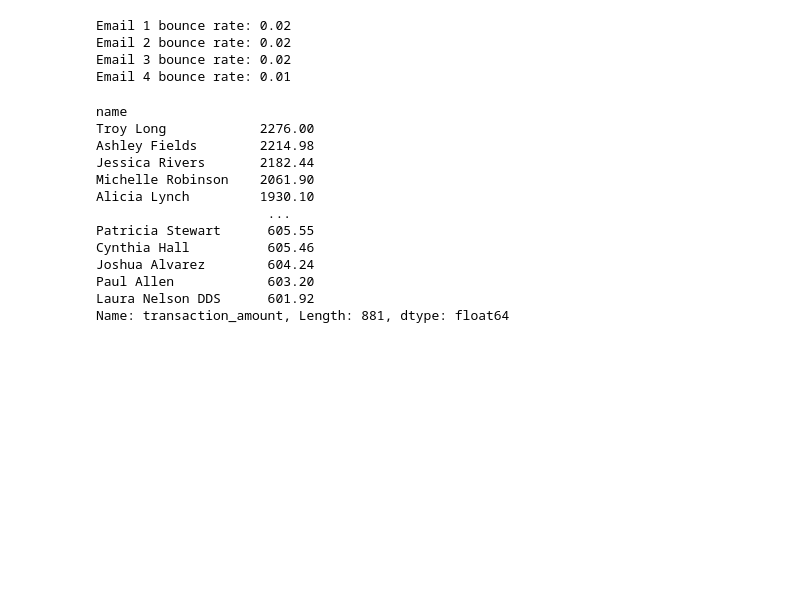
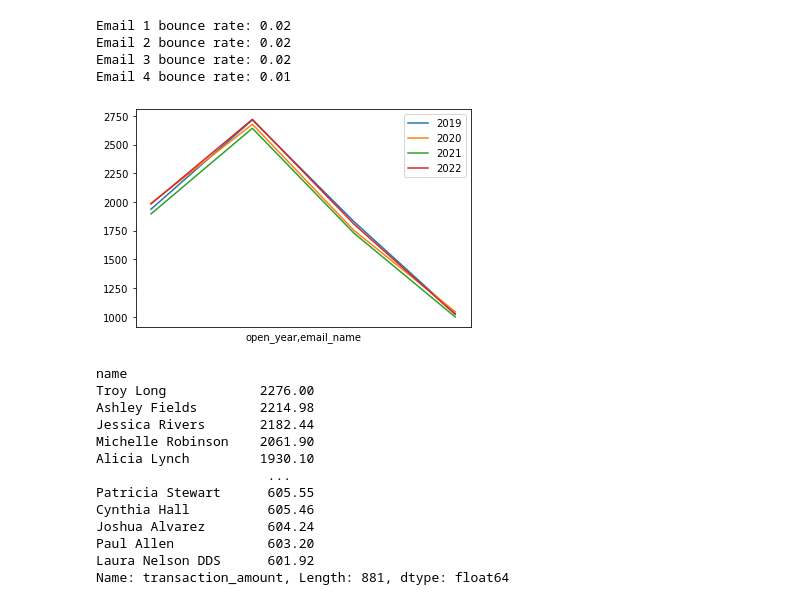
Before and after one commit to GetJoeMalone/Email-Marketing-Analysis, a Jupyter notebook: Email Marketing Analysis.ipynb, the cells around one changed output. Cells and saved outputs as stored; diff of their text form; code cells hidden in the pictures; blank space fills up the shorter version.

```diff
--- a/Email Marketing Analysis.ipynb
+++ b/Email Marketing Analysis.ipynb
@@ -67,4 +66,10 @@ Data columns (total 10 columns):
  9   transaction_amount  889 non-null    float64
 dtypes: datetime64[ns](5), float64(1), int64(2), string(2)
 memory usage: 3.2 MB
+# %%
+#dding columns for day, month and year separately
+df['month'] = pd.DatetimeIndex(df['transaction_date']).month
+df['year'] = pd.DatetimeIndex(df['transaction_date']).year
+df['day'] = pd.DatetimeIndex(df['transaction_date']).day
+df['hour'] = pd.DatetimeIndex(df['transaction_date']).hour
 # %%
@@ -252,6 +235,23 @@ Email 1 bounce rate: 0.02
 Email 2 bounce rate: 0.02
 Email 3 bounce rate: 0.02
 Email 4 bounce rate: 0.01
+# %%
+#list Growth Rate
+list_growth_2019 = df[df['open_year'] == 2019.0].sort_values(['open_year', 'email_name'], ascending=False).groupby(['open_year', 'email_name'])['name'].count()
+list_growth_2020 = df[df['open_year'] == 2020.0].sort_values(['open_year', 'email_name'], ascending=False).groupby(['open_year', 'email_name'])['name'].count()
+list_growth_2021 = df[df['open_year'] == 2021.0].sort_values(['open_year', 'email_name'], ascending=False).groupby(['open_year', 'email_name'])['name'].count()
+list_growth_2022 = df[df['open_year'] == 2022.0].sort_values(['open_year', 'email_name'], ascending=False).groupby(['open_year', 'email_name'])['name'].count()
+list_growth_2019.plot(x='open_year', label='2019')
+list_growth_2020.plot(x='open_year', label='2020')
+list_growth_2021.plot(x='open_year', label='2021')
+list_growth_2022.plot(x='open_year', label='2022')
+
+# plt.bar(list_growth)
+plt.xticks([])
+plt.legend()
+plt.show()
+# %% [output]
+[figure, added]
 # %%
 #now lets look at revenue related metrics
 
```
Also changed, not shown: parts of 24 cells of this notebook.
